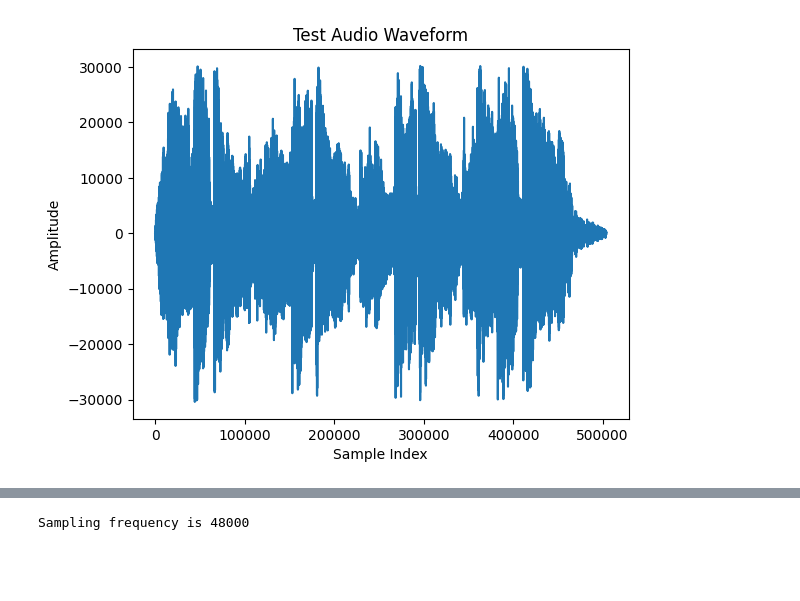
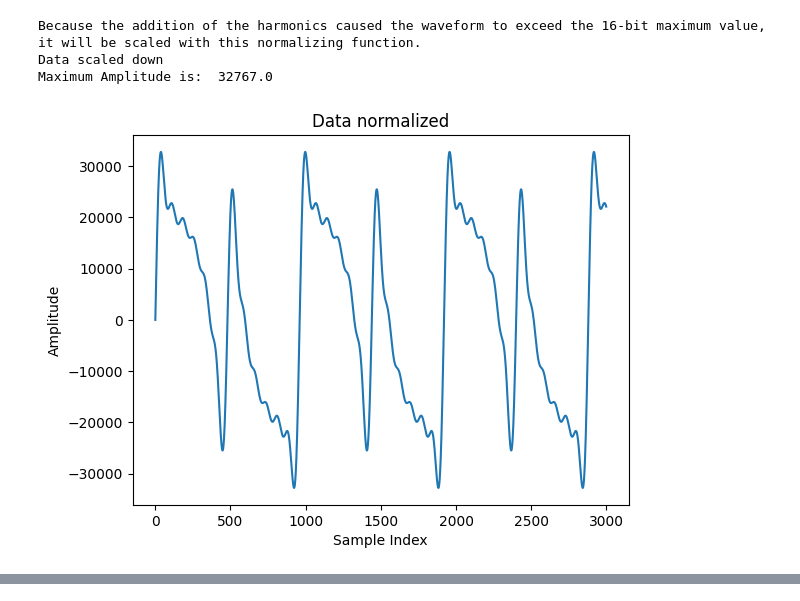
Before and after one commit to djohnsen/CNT180, a Jupyter notebook: djohnsen-FinalProject.ipynb, the cells around one changed output, grey strips where cells are left out. Drawn from its saved outputs; the diff is of its cells as text; code cells hidden in the pictures; blank space fills up the shorter version.

Commit message:
Assignment #6 Final Project DONE

```diff
--- a/djohnsen-FinalProject.ipynb
+++ b/djohnsen-FinalProject.ipynb
@@ -29,0 +48,29 @@ Audio(data, rate=samplerate*2.5)            # Instantiates an inline audio playe
+# %%
+# use Loops
+# use Python Functions in your project
+def myAddHarmonics(data,frequency,harmonics,amplitude,falloff):
+    for harmonic in harmonics:
+        frequencyH = frequency * harmonic
+        amplitude = amplitude * falloff
+        data = data + mySinGenerator(frequencyH, amplitude)
+    return data
+# %%
+# use Python Functions in your project
+def normalize(data):
+    max_val = np.max(data)
+    target = np.iinfo(np.int16).max
+    # use IF-ELSE block
+    if max_val > target:
+        print ("Data scaled down")
+        data /= max_val
+        data *= target
+    else:
+        print ("Data scaled up")
+        data *= (target/max_val)
+    return data
+# %%
+frequency = 50
+data = mySinGenerator(frequency, amplitudeG)
+print("This initial example creates a sine wave at", frequency, "Hz and displays a portion in the plot")
+myPlot(data[:3000], ('Sine wave @ '  +  str(frequency) + 'Hz'))
+Audio(data, rate=samplerate)
@@ -29,0 +82,6 @@ Audio(data, rate=samplerate*2.5)            # Instantiates an inline audio playe
+# %%
+print("This second example adds even-numbered harmonics", str(harmonics),"falling off by a scaling factor, and displays a portion in the plot")
+harmonics = (2,4,6,8,10,12)
+data = myAddHarmonics(data,frequency,harmonics,32767,.7)
+myPlot(data[:3000], ('Added harmonics @ '  +  str(harmonics) ))
+Audio(data, rate=samplerate)
@@ -30,9 +93,10 @@ Audio(data, rate=samplerate*2.5)            # Instantiates an inline audio playe
 # %%
-plt.figure()
-plt.plot(data)
-plt.xlabel('Sample Index')
-plt.ylabel('Amplitude')
-plt.title('Test Audio Waveform')
-plt.show()
+print("Because the addition of the harmonics caused the waveform to exceed the 16-bit maximum value, it will be scaled with this normalizing function.")
+data = normalize(data)
+myPlot(data[:3000], 'Data normalized')
+Audio(data, rate=samplerate)
 # %% [output]
+Because the addition of the harmonics caused the waveform to exceed the 16-bit maximum value, it will be scaled with this normalizing function.
+Data scaled down
+Maximum Amplitude is:  32767.0
-[figure, old version]
+[figure, new version]
@@ -39,4 +103,0 @@ plt.show()
-# %%
-print("Sampling frequency is", samplerate)
-# %% [output]
-Sampling frequency is 48000
```
Also changed, not shown: parts of 10 cells of this notebook, 1 other file.
